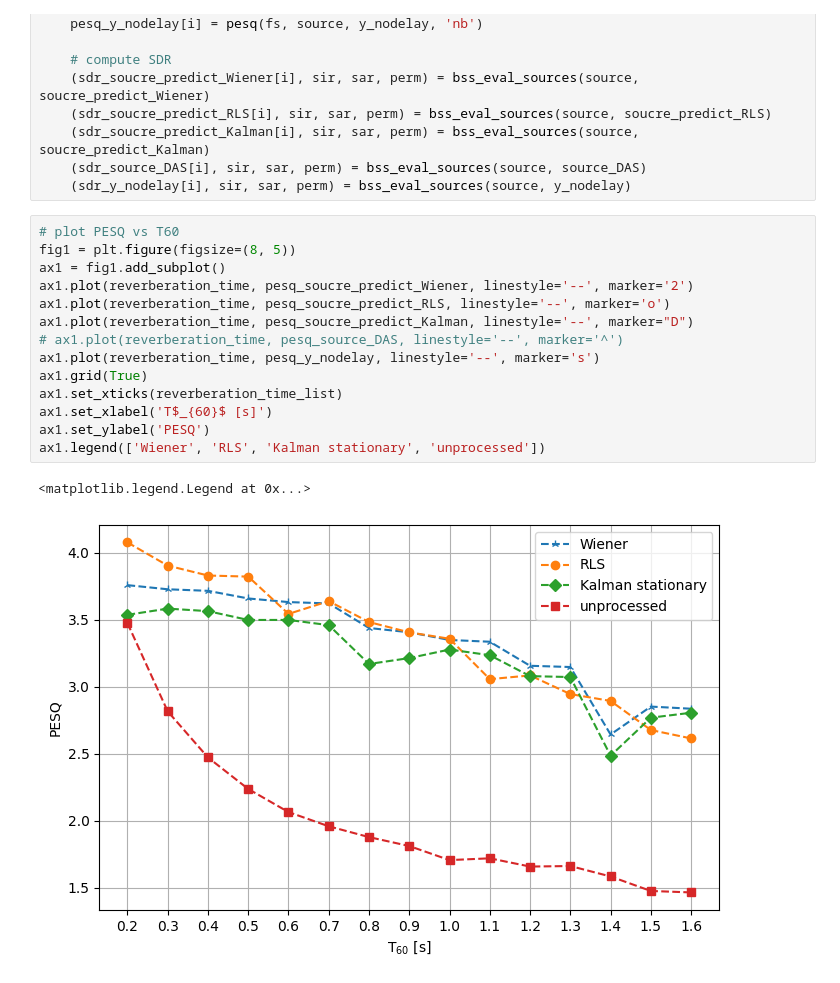
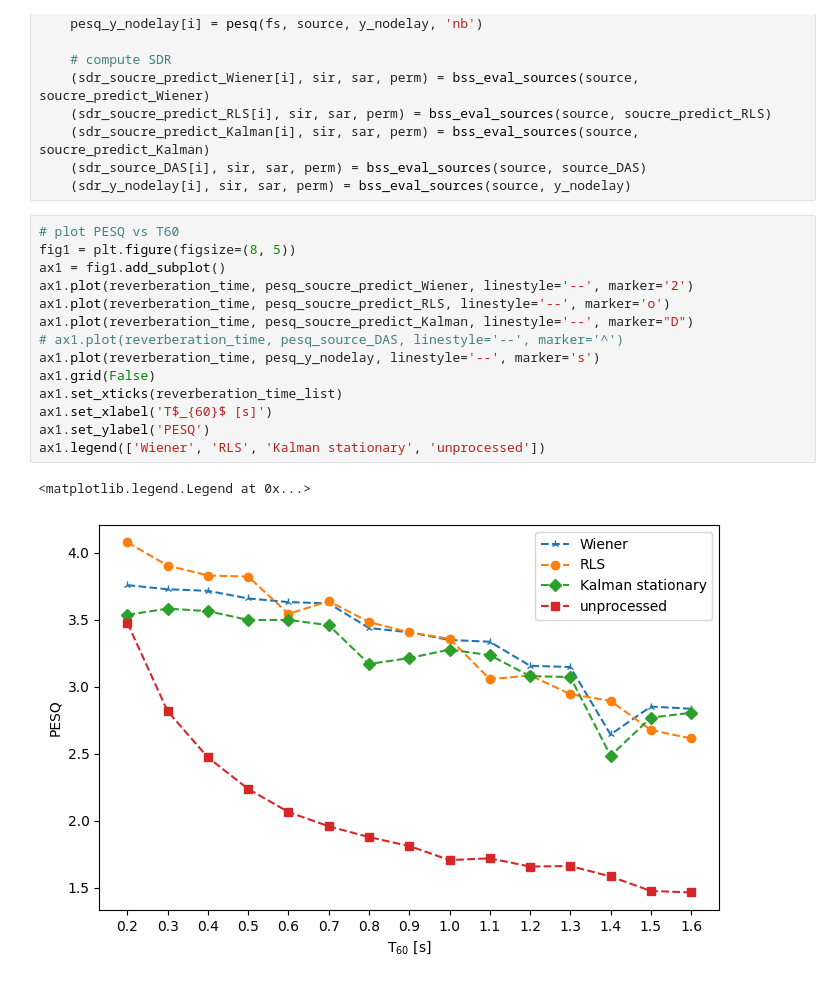
Before and after one commit to anchiyuan/CTF, a Jupyter notebook: evaluation_MINT.ipynb, the cells around one changed output. Cells and saved outputs as stored; diff of their text form.

```diff
--- a/evaluation_MINT.ipynb
+++ b/evaluation_MINT.ipynb
@@ -63,20 +63,20 @@ for i in range(len(reverberation_time)) :
 # %%
 # plot PESQ vs T60
 fig1 = plt.figure(figsize=(8, 5))
 ax1 = fig1.add_subplot()
 ax1.plot(reverberation_time, pesq_soucre_predict_Wiener, linestyle='--', marker='2')
 ax1.plot(reverberation_time, pesq_soucre_predict_RLS, linestyle='--', marker='o')
 ax1.plot(reverberation_time, pesq_soucre_predict_Kalman, linestyle='--', marker="D")
 # ax1.plot(reverberation_time, pesq_source_DAS, linestyle='--', marker='^')
 ax1.plot(reverberation_time, pesq_y_nodelay, linestyle='--', marker='s')
-ax1.grid(True)
+ax1.grid(False)
 ax1.set_xticks(reverberation_time_list)
 ax1.set_xlabel('T$_{60}$ [s]')
 ax1.set_ylabel('PESQ')
 ax1.legend(['Wiener', 'RLS', 'Kalman stationary', 'unprocessed'])
 # %% [output]
 <matplotlib.legend.Legend at 0x...>
-[figure, old version]
+[figure, new version]
 # %%
 # plot SDR vs T60
 fig2 = plt.figure(figsize=(8, 5))
```
Also changed, not shown: parts of 1 cell of this notebook, 9 other files.
